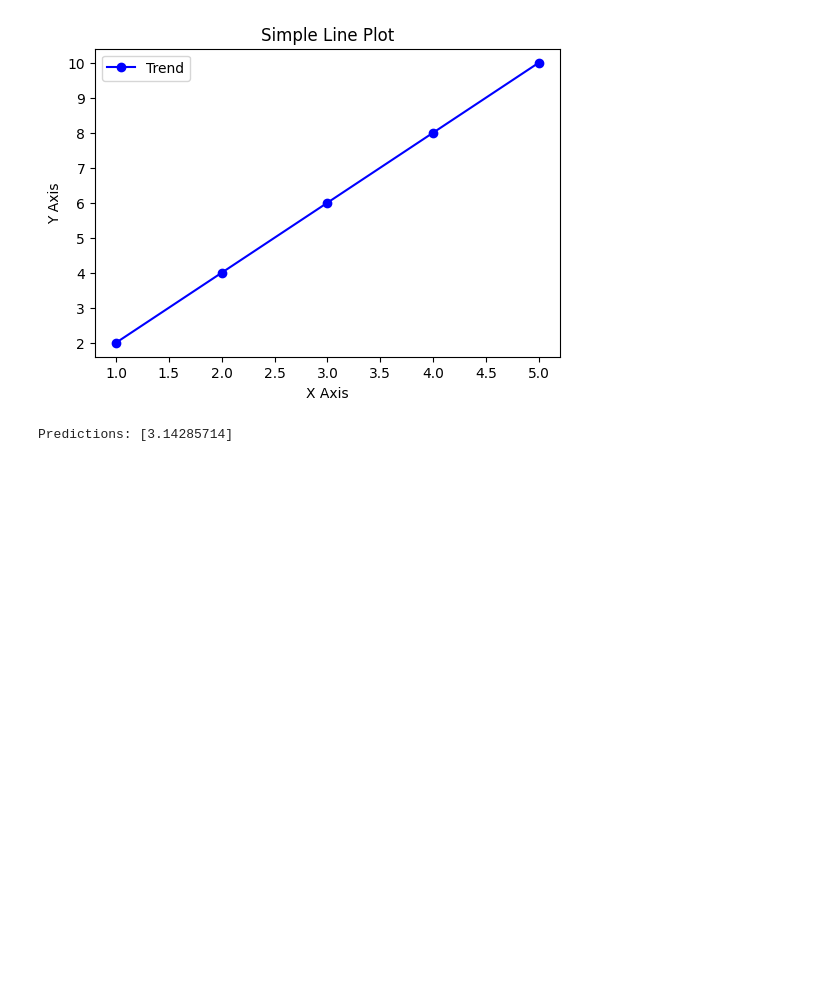
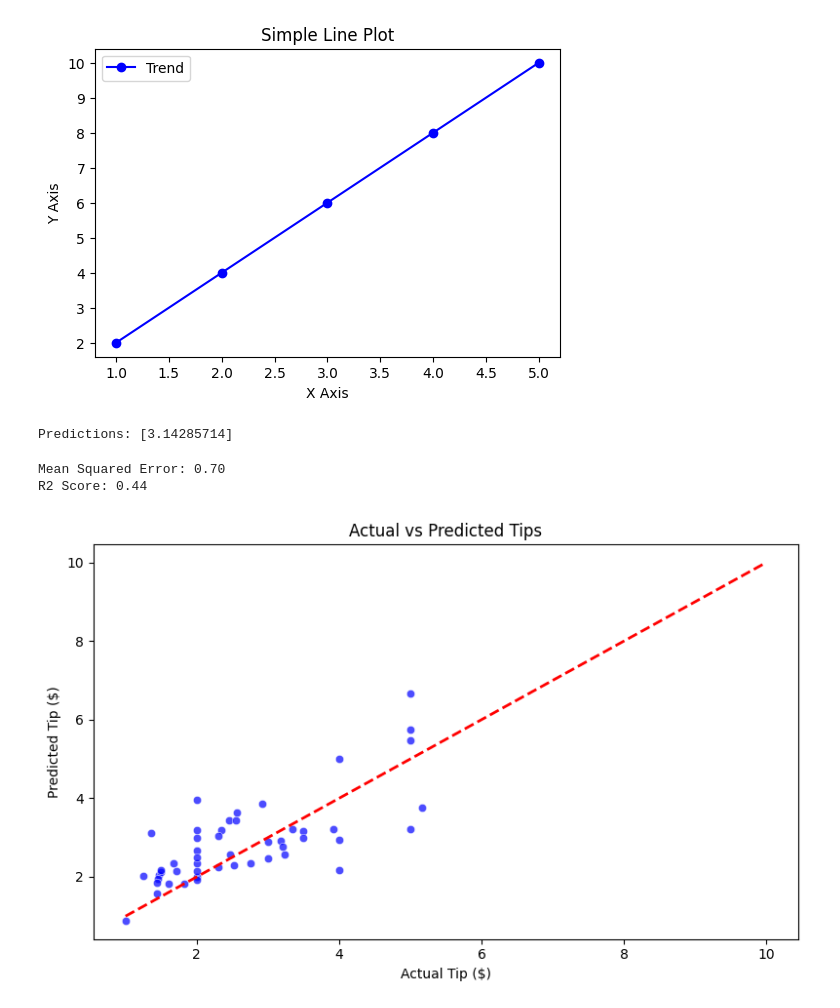
Before and after one commit to peesedeepa19-source/colab-code, a Jupyter notebook: Untitled0.ipynb, the cells around one changed output. Saved outputs shown, nothing was run; the diff lists cells and outputs as text; code cells hidden in the pictures; blank space fills up the shorter version.

```diff
--- a/Untitled0.ipynb
+++ b/Untitled0.ipynb
@@ -267,3 +267,50 @@ predictions = model.predict(X_test)
 print("Predictions:", predictions)
 # %% [output]
 Predictions: [3.14285714]
+# %%
+# Complete Data Science Workflow with Machine Learning
+import matplotlib.pyplot as plt
+import pandas as pd
+import seaborn as sns
+from sklearn.linear_model import LinearRegression
+from sklearn.metrics import mean_squared_error, r2_score
+from sklearn.model_selection import train_test_split
+
+# 1. Load Dataset
+df = sns.load_dataset("tips")
+
+# 2. Feature Engineering & Preprocessing
+df["tip_pct"] = (df["tip"] / df["total_bill"]) * 100
+df_encoded = pd.get_dummies(
+    df, columns=["sex", "smoker", "day", "time"], drop_first=True
+)
+
+# 3. Model Preparation
+X = df_encoded.drop(columns=["tip", "tip_pct"])
+y = df_encoded["tip"]
+
+X_train, X_test, y_train, y_test = train_test_split(
+    X, y, test_size=0.2, random_state=42
+)
+
+# 4. Model Training & Evaluation
+model = LinearRegression()
+model.fit(X_train, y_train)
+
+y_pred = model.predict(X_test)
+print(f"Mean Squared Error: {mean_squared_error(y_test, y_pred):.2f}")
+print(f"R2 Score: {r2_score(y_test, y_pred):.2f}")
+
+# 5. Visualization
+plt.figure(figsize=(8, 5))
+sns.scatterplot(x=y_test, y=y_pred, alpha=0.7, color="blue")
+plt.plot([y.min(), y.max()], [y.min(), y.max()], "r--", lw=2)
+plt.xlabel("Actual Tip ($)")
+plt.ylabel("Predicted Tip ($)")
+plt.title("Actual vs Predicted Tips")
+plt.tight_layout()
+plt.show()
+# %% [output]
+Mean Squared Error: 0.70
+R2 Score: 0.44
+[figure, added]
```
